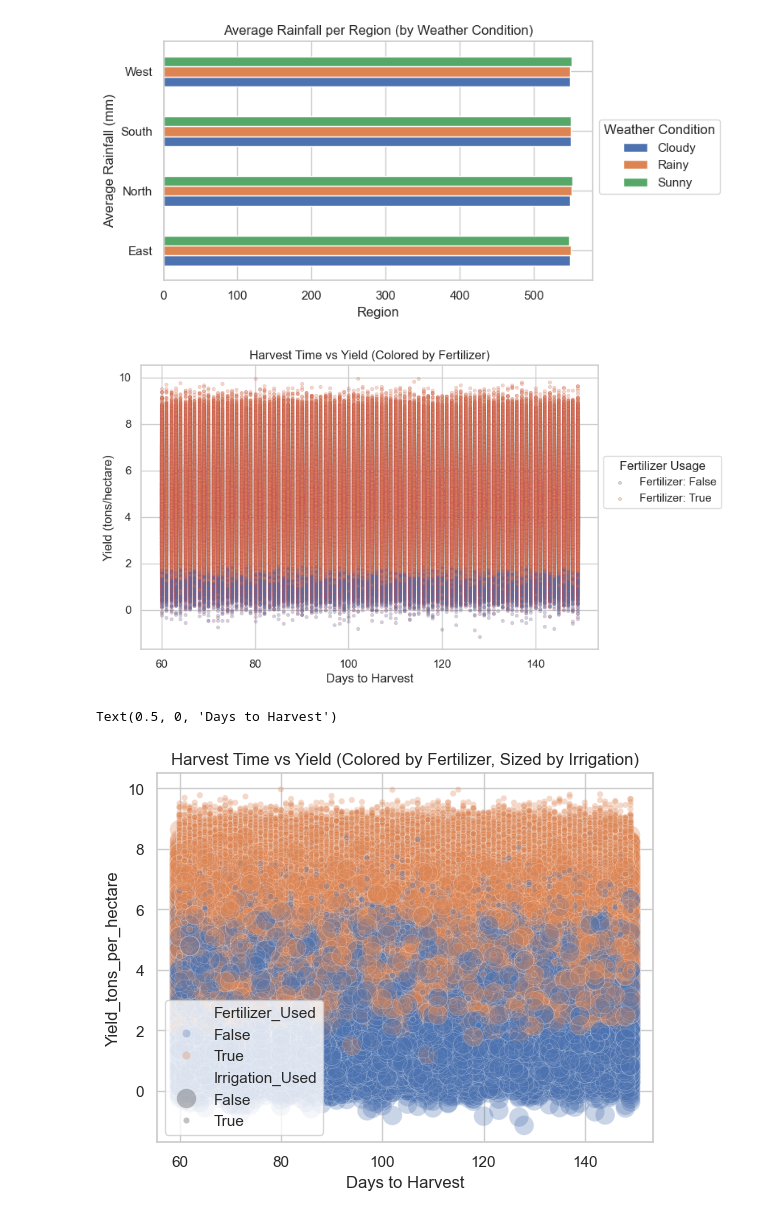
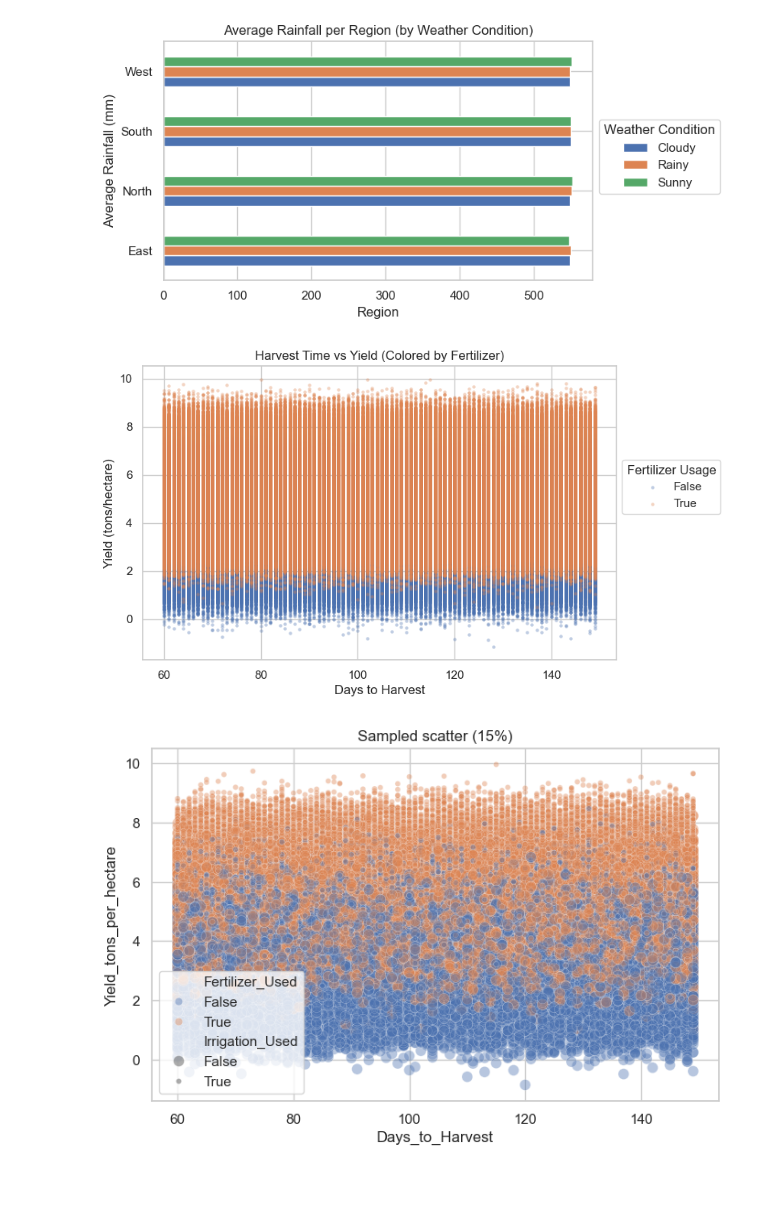
Before and after one commit to SI201-UMich/fall25-project1-Isaiahchonchoramirez, a Jupyter notebook: Project_01.ipynb, the cells around one changed output. Cells and saved outputs as stored; diff of their text form; code cells hidden in the pictures; blank space fills up the shorter version.

```diff
--- a/Project_01.ipynb
+++ b/Project_01.ipynb
@@ -320,21 +320,23 @@ plt.show()
 # %%
 plt.figure(figsize=(8,5))
 for fert in df['Fertilizer_Used'].unique():
     subset = df[df['Fertilizer_Used'] == fert]
-    plt.scatter(subset['Days_to_Harvest'], subset['Yield_tons_per_hectare'], label=f'Fertilizer: {fert}', alpha=0.3, edgecolors='r', s=10, linewidth=0.5)
+    plt.scatter(subset['Days_to_Harvest'],subset['Yield_tons_per_hectare'],label=fert,alpha=0.35,s=10,linewidths=0,rasterized=True)
 plt.legend(title='Fertilizer Usage', bbox_to_anchor=(1, .7), loc='upper left')
 plt.title('Harvest Time vs Yield (Colored by Fertilizer)')
 plt.xlabel('Days to Harvest')
 plt.ylabel('Yield (tons/hectare)')
 plt.show()
 
 # Draw a scatter plot while assigning point colors and sizes to different
 # variables in the dataset
-sns.scatterplot(data=df, x='Days_to_Harvest', y='Yield_tons_per_hectare', hue='Fertilizer_Used', size='Irrigation_Used', alpha=0.3, sizes=(20, 200))
-plt.title('Harvest Time vs Yield (Colored by Fertilizer, Sized by Irrigation)')
-plt.xlabel('Days to Harvest')
+sample = df.sample(frac=0.15, random_state=42)  # 15% sample to reduce load time
+plt.figure(figsize=(8,5))
+sns.scatterplot(data=sample, x='Days_to_Harvest', y='Yield_tons_per_hectare',hue='Fertilizer_Used', size='Irrigation_Used', alpha=0.4, legend=True)
+plt.title('Sampled scatter (15%)')
+plt.savefig('sampled_scatter.png', bbox_inches='tight', dpi=150)
+plt.show()
 # %% [output]
-[figure, old version]
+[figure, new version]
-Text(0.5, 0, 'Days to Harvest')
-[figure, old version]
+[figure, new version]
 # %%
```
Also changed, not shown: parts of 8 cells of this notebook, 5 other files.
